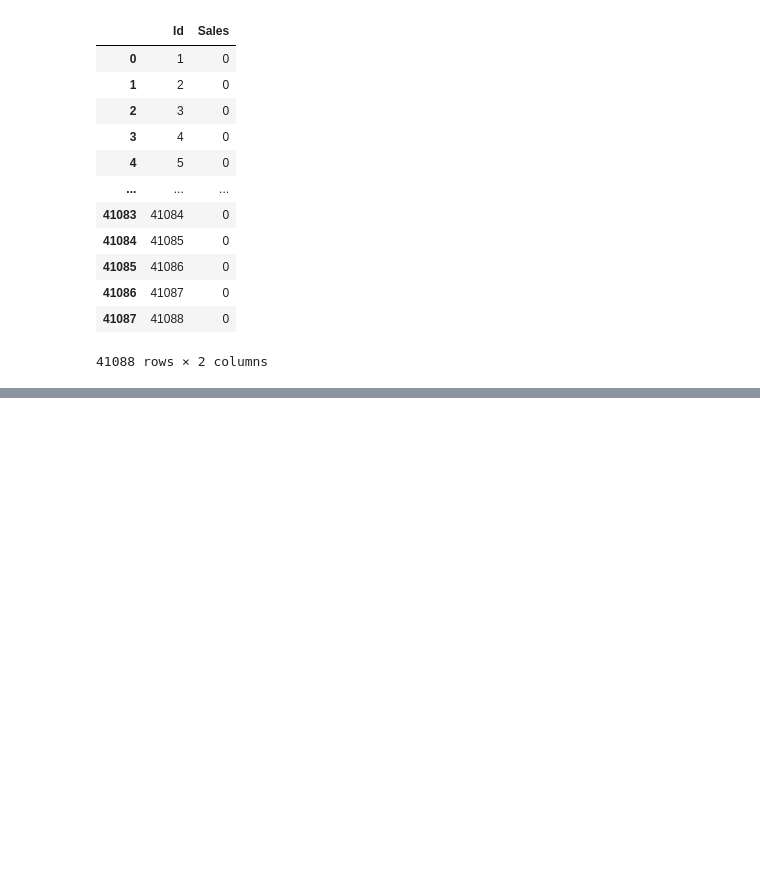
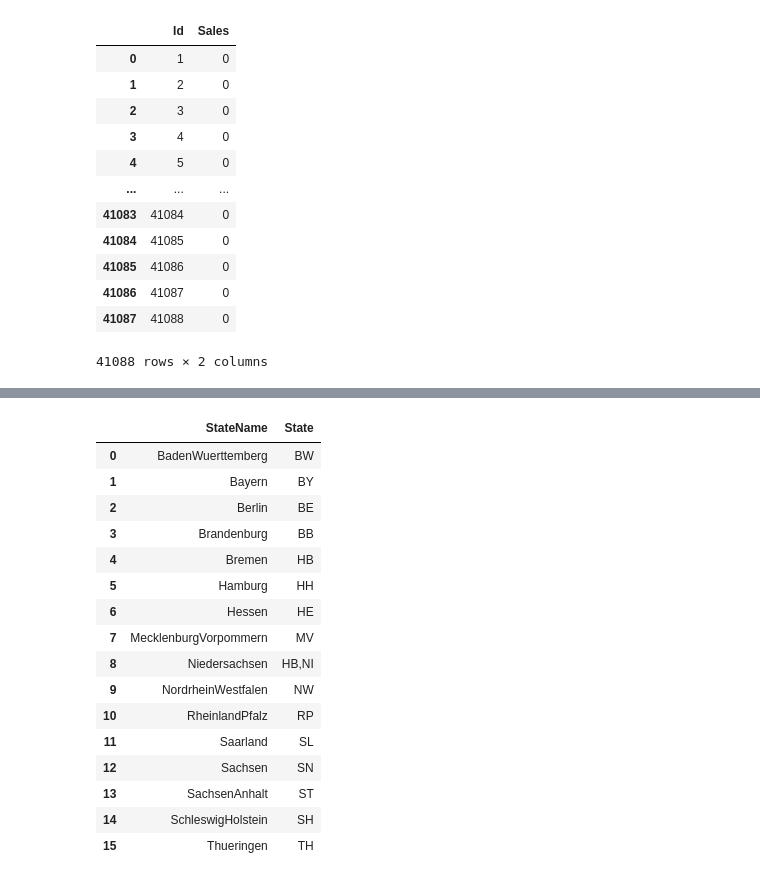
Before and after one commit to m-fzi/KagglePractice, a Jupyter notebook: rossmann/Rossmann_data_clean.ipynb, the cells around one changed output, grey strips where cells are left out. Drawn from its saved outputs; the diff is of its cells as text; code cells hidden in the pictures; blank space fills up the shorter version.

```diff
--- a/rossmann/Rossmann_data_clean.ipynb
+++ b/rossmann/Rossmann_data_clean.ipynb
@@ -75,0 +99,20 @@ sample
+# %%
+state_names
+# %% [output]
+|  | StateName | State |
+| 0 | BadenWuerttemberg | BW |
+| 1 | Bayern | BY |
+| 2 | Berlin | BE |
+| 3 | Brandenburg | BB |
+| 4 | Bremen | HB |
+| 5 | Hamburg | HH |
+| 6 | Hessen | HE |
+| 7 | MecklenburgVorpommern | MV |
+| 8 | Niedersachsen | HB,NI |
+| 9 | NordrheinWestfalen | NW |
+| 10 | RheinlandPfalz | RP |
+| 11 | Saarland | SL |
+| 12 | Sachsen | SN |
+| 13 | SachsenAnhalt | ST |
+| 14 | SchleswigHolstein | SH |
+| 15 | Thueringen | TH |
```
Also changed, not shown: parts of 40 cells of this notebook.
